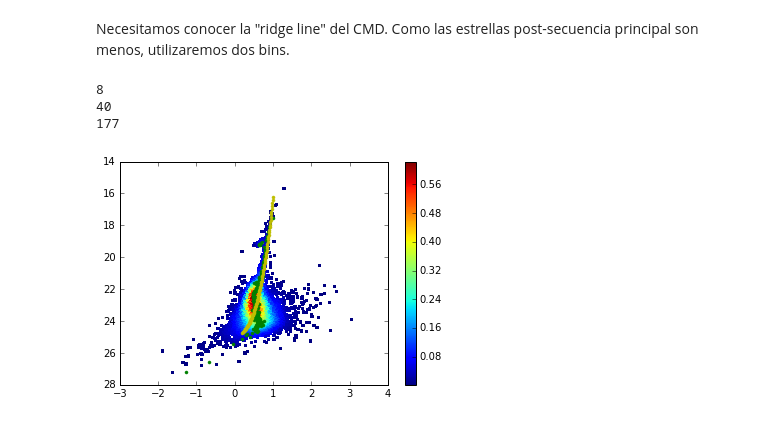
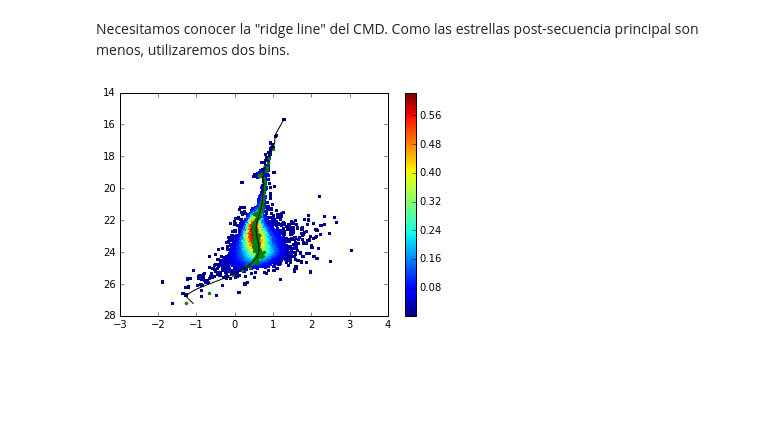
Before and after one commit to cjsantander/AST0421, a Jupyter notebook: Tarea2_Parte2/Tarea1_Parte2.ipynb, the cells around one changed output. Cells and saved outputs as stored; diff of their text form; code cells hidden in the pictures; blank space fills up the shorter version.

Commit message:
Ajuste con spline

```diff
--- a/Tarea2_Parte2/Tarea1_Parte2.ipynb
+++ b/Tarea2_Parte2/Tarea1_Parte2.ipynb
@@ -135,8 +135,7 @@ plt.show()
 # %% [markdown]
 Necesitamos conocer la "ridge line" del CMD. Como las estrellas post-secuencia principal son menos, utilizaremos dos bins.
 # %%
-from scipy.interpolate import UnivariateSpline
-from scipy import stats
+from scipy.interpolate import splrep, splev
 
 bin_ms = 40
 bin_pms = 8
@@ -150,40 +149,40 @@ xy.sort()
 y, x = zip(*xy)
 xy = np.vstack([x,y])
 z = gaussian_kde(xy)(xy)
 temp_x = list(x)
 temp_y = list(y)
 
 
 for bin_id in [bin_pms, bin_ms]:
-    print(bin_id)
     for num in range(0, len(temp_x), bin_id):
         if temp_y[num] < 21.8 or bin_id == bin_ms:
             x_fits.append(np.median(temp_x[num: num+bin_id]))
             y_max = np.max(temp_y[num: num+bin_id])
             y_min = np.max(temp_y[num: num+bin_id])
             y_fits.append((y_max+y_min)/2)
         else:
             del temp_x[0: del_ind]
             del temp_y[0: del_ind]
             break
         del_ind = num
 
-print(len(x_fits))
+# spline de los datos originales
+nknots = 7
+knots = np.arange(y[1], y[len(y)-1],(y[len(y)-1]-y[1])/np.double(nknots))
+tck = splrep(y, x, t=knots)
+fit = splev(y, tck)
 
-spl = UnivariateSpline(x_fits, y_fits, s = 5e8, k=5)
-xs = np.linspace(0.2, 1, 100)
 fig, ax = plt.subplots()
+xy = np.vstack([x,y])
+z = gaussian_kde(xy)(xy)
 im = ax.scatter(x, y, c=z, s=10, marker='s', edgecolor='')
 axes = plt.gca()
 fig.colorbar(im)
 axes.invert_yaxis()
 
 plt.plot(x_fits, y_fits, 'g.')
-plt.plot(xs, spl(xs), 'y.')
-
+plt.plot(fit, y, '-', color='black')
+plt.rcParams['figure.figsize'] = (15.0, 15.0)
 plt.show()
 # %% [output]
-8
-40
-177
-[figure, old version]
+[figure, new version]
```
